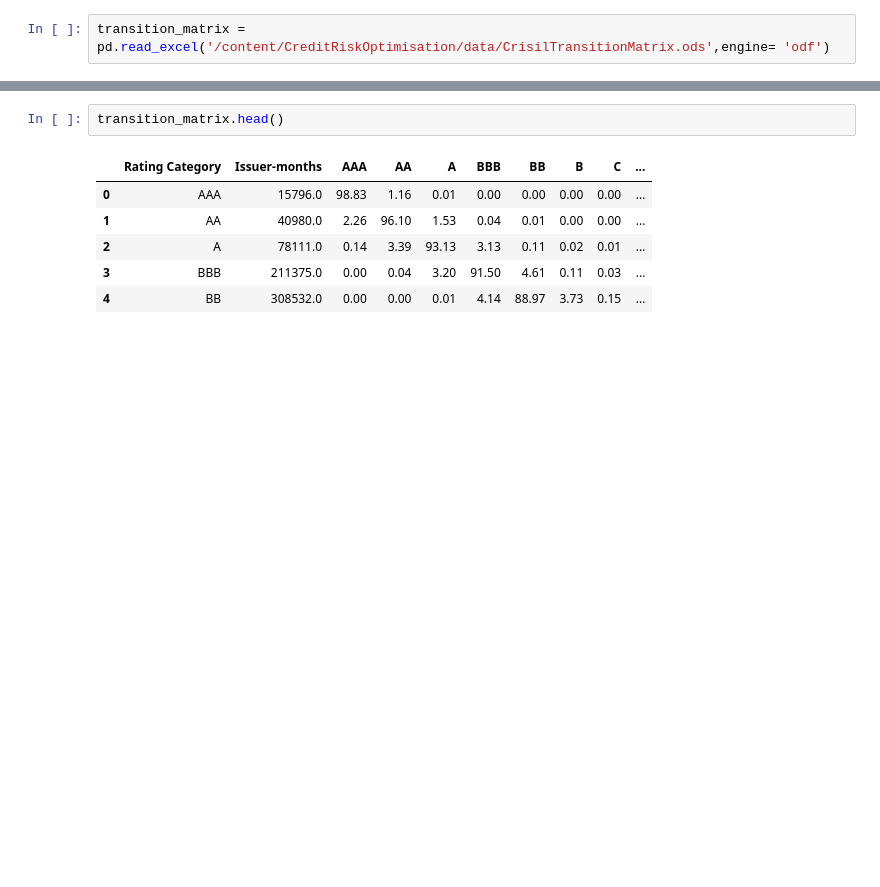
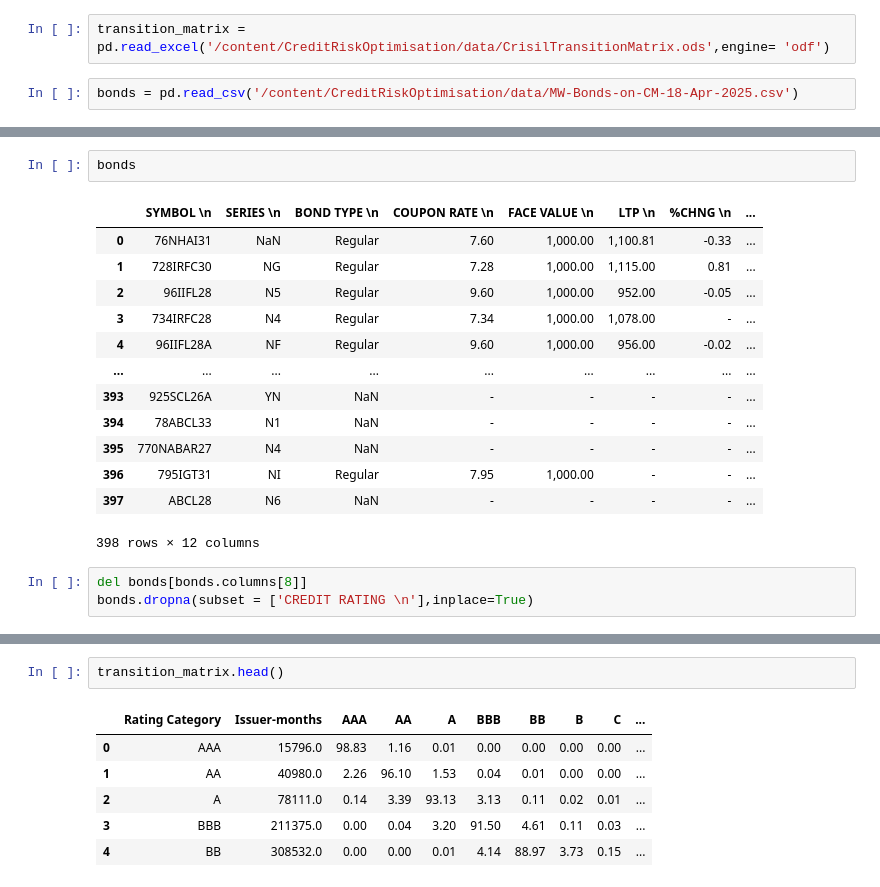
Before and after one commit to Rudra-prasad-tarai/CreditRiskOptimisation, a Jupyter notebook: Credit_Risk_Optimisation.ipynb, the cells around one changed output, grey strips where cells are left out. Cells and saved outputs as stored; diff of their text form; blank space fills up the shorter version.

Commit message:
imported april 17 bond data and preprocessed it

```diff
--- a/Credit_Risk_Optimisation.ipynb
+++ b/Credit_Risk_Optimisation.ipynb
@@ -18,2 +28,4 @@ import pandas as pd
 # %%
 transition_matrix = pd.read_excel('/content/CreditRiskOptimisation/data/CrisilTransitionMatrix.ods',engine= 'odf')
+# %%
+bonds = pd.read_csv('/content/CreditRiskOptimisation/data/MW-Bonds-on-CM-18-Apr-2025.csv')
@@ -19,0 +66,19 @@ transition_matrix = pd.read_excel('/content/CreditRiskOptimisation/data/CrisilTr
+# %%
+bonds
+# %% [output]
+|  | SYMBOL \n | SERIES \n | BOND TYPE \n | COUPON RATE \n | FACE VALUE \n | LTP \n | %CHNG \n | ... |
+| 0 | 76NHAI31 | NaN | Regular | 7.60 | 1,000.00 | 1,100.81 | -0.33 | ... |
+| 1 | 728IRFC30 | NG | Regular | 7.28 | 1,000.00 | 1,115.00 | 0.81 | ... |
+| 2 | 96IIFL28 | N5 | Regular | 9.60 | 1,000.00 | 952.00 | -0.05 | ... |
+| 3 | 734IRFC28 | N4 | Regular | 7.34 | 1,000.00 | 1,078.00 | - | ... |
+| 4 | 96IIFL28A | NF | Regular | 9.60 | 1,000.00 | 956.00 | -0.02 | ... |
+| ... | ... | ... | ... | ... | ... | ... | ... | ... |
+| 393 | 925SCL26A | YN | NaN | - | - | - | - | ... |
+| 394 | 78ABCL33 | N1 | NaN | - | - | - | - | ... |
+| 395 | 770NABAR27 | N4 | NaN | - | - | - | - | ... |
+| 396 | 795IGT31 | NI | Regular | 7.95 | 1,000.00 | - | - | ... |
+| 397 | ABCL28 | N6 | NaN | - | - | - | - | ... |
+398 rows × 12 columns
+# %%
+del bonds[bonds.columns[8]]
+bonds.dropna(subset = ['CREDIT RATING \n'],inplace=True)
```
Also changed, not shown: parts of 6 cells of this notebook.
